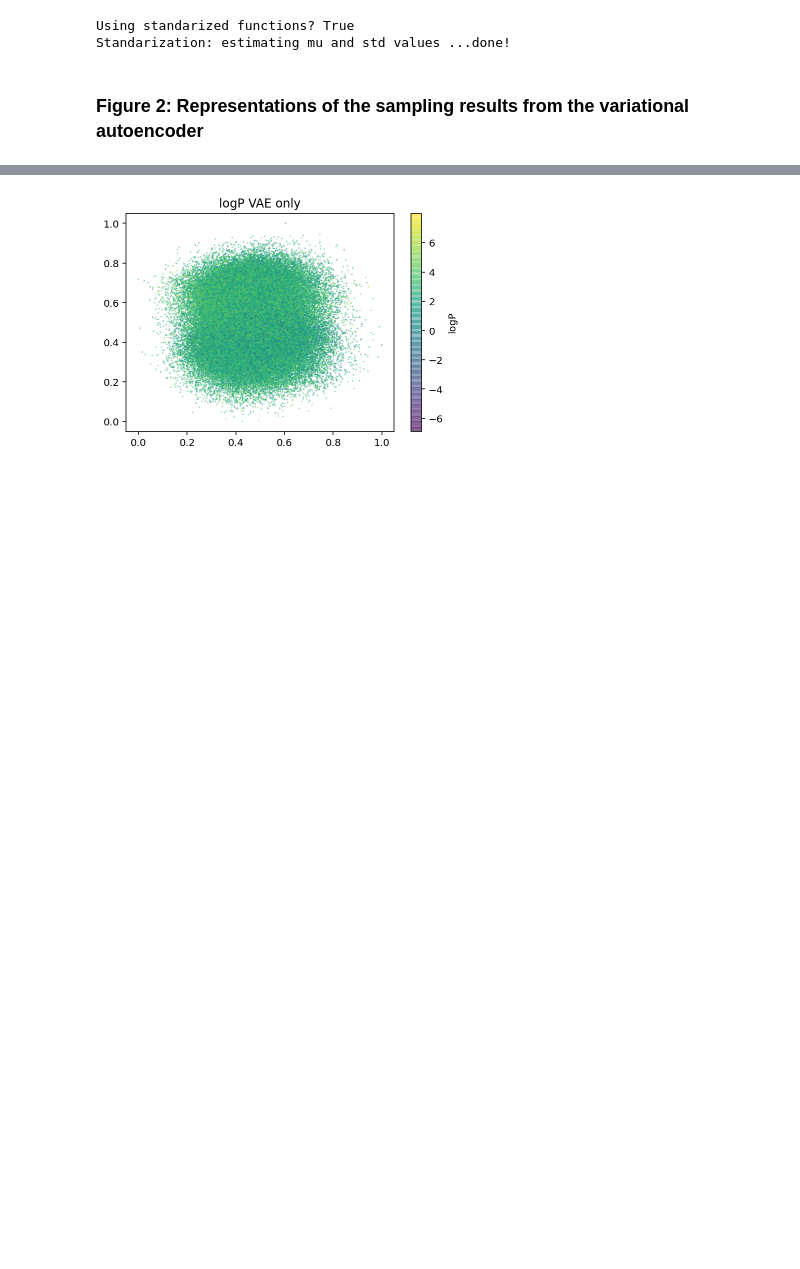
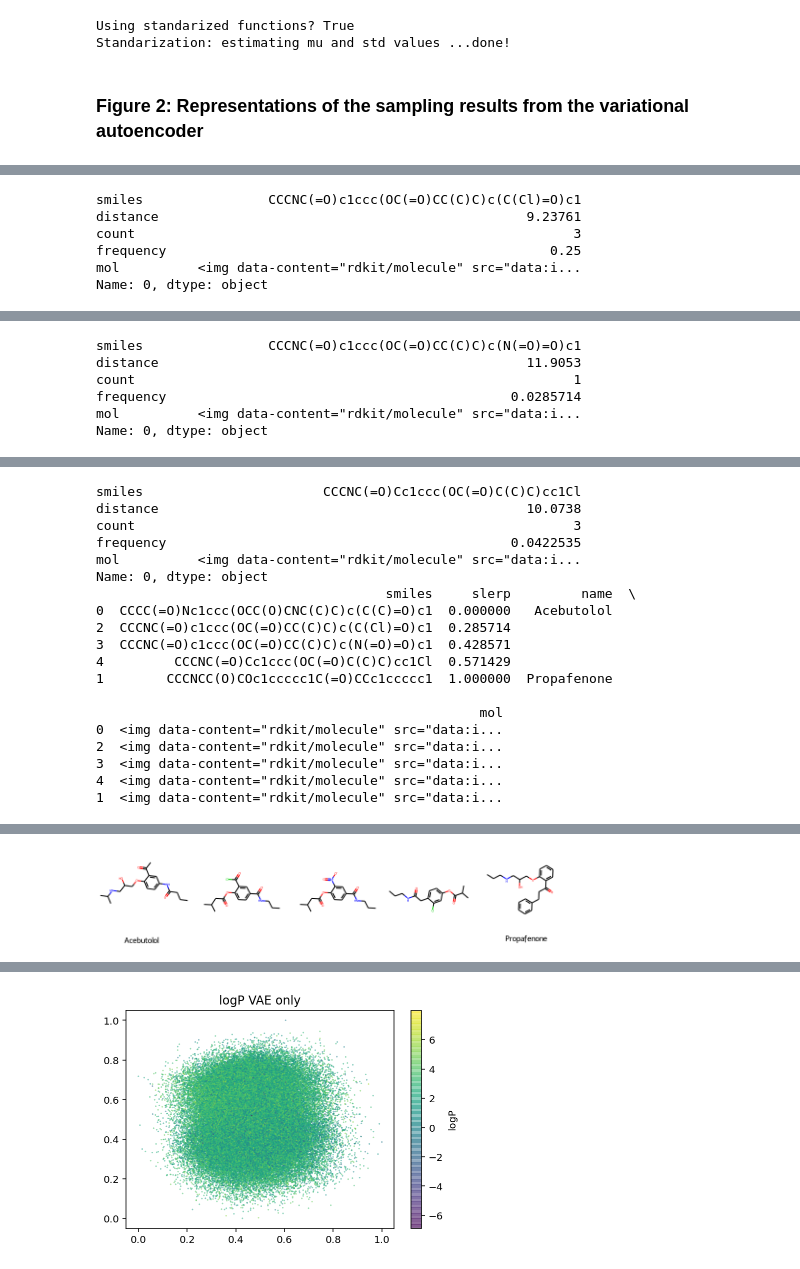
Before and after one commit to KnightTec/chemical_vae, a Jupyter notebook: examples/zinc_results.ipynb, the cells around one changed output, grey strips where cells are left out. Saved outputs shown, nothing was run; the diff lists cells and outputs as text; code cells hidden in the pictures; blank space fills up the shorter version.

Commit message:
Add molecule interpolation

```diff
--- a/examples/zinc_results.ipynb
+++ b/examples/zinc_results.ipynb
@@ -283,0 +236,43 @@ display(PandasTools.FrameToGridImage(slerp_df,column='mol',molsPerRow=5))
+# %%
+# prepare interpolation
+acebutolol_compound = pcp.get_compounds('Acebutolol', 'name')[0]
+propafenone_compound = pcp.get_compounds('Propafenone', 'name')[0]
+
+smiles_ace = mu.canon_smiles(acebutolol_compound.isomeric_smiles)
+smiles_pro = mu.canon_smiles(propafenone_compound.isomeric_smiles)
+molecule_smiles = [smiles_ace, smiles_pro]
+
+slerp_df = pd.DataFrame({'smiles': molecule_smiles, "slerp": [0.0, 1.0], "name": ["Acebutolol", "Propafenone"]})
+slerp_df["mol"] = slerp_df['smiles'].apply(mu.smiles_to_mol)
+
+X_mols = vae.smiles_to_hot(molecule_smiles,canonize_smiles=True)
+z_mols = vae.encode(X_mols)
+
+from scipy.spatial import geometric_slerp
+
+for i in range(1, 6):
+    fraction = i / 7.0
+
+    decode_attempts = 500
+
+    #z_slerped = (1 - fraction) * z_mols[0] + z_mols[1] * fraction
+    z_0_norm = z_mols[0] / np.linalg.norm(z_mols[0])
+    z_1_norm =  z_mols[1] / np.linalg.norm(z_mols[1])
+    z_slerped = geometric_slerp(z_0_norm, z_1_norm, fraction)
+    z_slerped *= (1 - fraction) * np.linalg.norm(z_mols[0]) + fraction * np.linalg.norm(z_mols[1])
+
+    Z = np.tile(z_slerped, (decode_attempts, 1))
+    X = vae.decode(Z)
+    smiles = vae.hot_to_smiles(X, strip=True)
+    df = vae.prep_mol_df(smiles, z_slerped)
+    if len(df) == 0:
+        continue
+    clostest_mol = df.iloc[0]
+    print(clostest_mol)
+    slerp_df = slerp_df.append({"smiles": clostest_mol["smiles"], "slerp": fraction, "name": "", "mol": clostest_mol["mol"]}, ignore_index=True)
+
+slerp_df = slerp_df.sort_values("slerp")
+print(slerp_df)
+
+display(PandasTools.FrameToGridImage(slerp_df,column='mol', legendsCol="name", molsPerRow=7))
+# %% [output]
@@ -283,0 +296,6 @@ display(PandasTools.FrameToGridImage(slerp_df,column='mol',molsPerRow=5))
+smiles                CCCNC(=O)c1ccc(OC(=O)CC(C)C)c(C(Cl)=O)c1
+distance                                               9.23761
+count                                                        3
+frequency                                                 0.25
+mol          <img data-content="rdkit/molecule" src="data:i...
+Name: 0, dtype: object
@@ -283,0 +319,6 @@ display(PandasTools.FrameToGridImage(slerp_df,column='mol',molsPerRow=5))
+smiles                CCCNC(=O)c1ccc(OC(=O)CC(C)C)c(N(=O)=O)c1
+distance                                               11.9053
+count                                                        1
+frequency                                            0.0285714
+mol          <img data-content="rdkit/molecule" src="data:i...
+Name: 0, dtype: object
@@ -283,0 +342,19 @@ display(PandasTools.FrameToGridImage(slerp_df,column='mol',molsPerRow=5))
+smiles                       CCCNC(=O)Cc1ccc(OC(=O)C(C)C)cc1Cl
+distance                                               10.0738
+count                                                        3
+frequency                                            0.0422535
+mol          <img data-content="rdkit/molecule" src="data:i...
+Name: 0, dtype: object
+                                     smiles     slerp         name  \
+0  CCCC(=O)Nc1ccc(OCC(O)CNC(C)C)c(C(C)=O)c1  0.000000   Acebutolol
+2  CCCNC(=O)c1ccc(OC(=O)CC(C)C)c(C(Cl)=O)c1  0.285714
+3  CCCNC(=O)c1ccc(OC(=O)CC(C)C)c(N(=O)=O)c1  0.428571
+4         CCCNC(=O)Cc1ccc(OC(=O)C(C)C)cc1Cl  0.571429
+1        CCCNCC(O)COc1ccccc1C(=O)CCc1ccccc1  1.000000  Propafenone
+
+                                                 mol
+0  <img data-content="rdkit/molecule" src="data:i...
+2  <img data-content="rdkit/molecule" src="data:i...
+3  <img data-content="rdkit/molecule" src="data:i...
+4  <img data-content="rdkit/molecule" src="data:i...
+1  <img data-content="rdkit/molecule" src="data:i...
@@ -284,3 +378,4 @@ display(PandasTools.FrameToGridImage(slerp_df,column='mol',molsPerRow=5))
+[figure, added]
 # %% [markdown]
 ### Figure 3: Representations of the sampling results from the variational autoencoder
 
```
Also changed, not shown: parts of 7 cells of this notebook.
